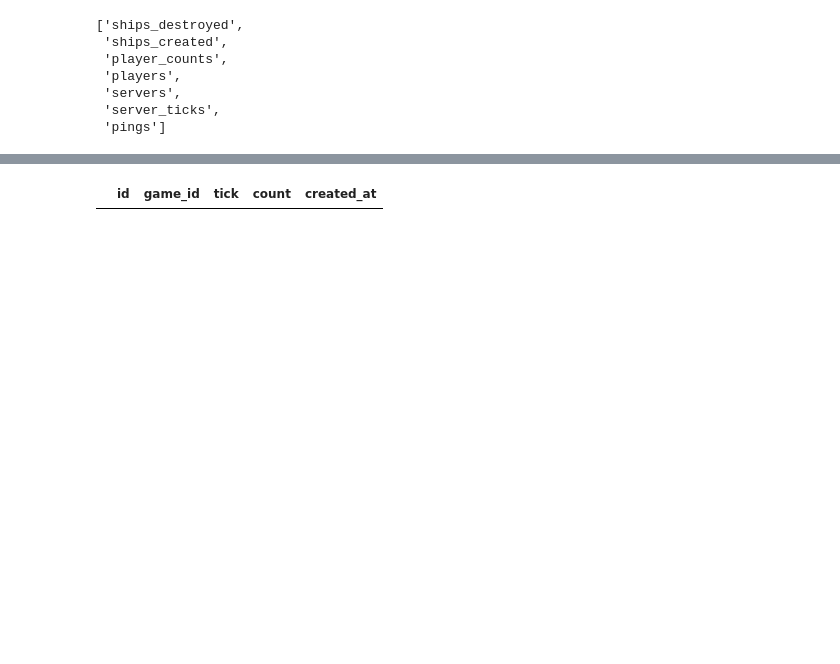
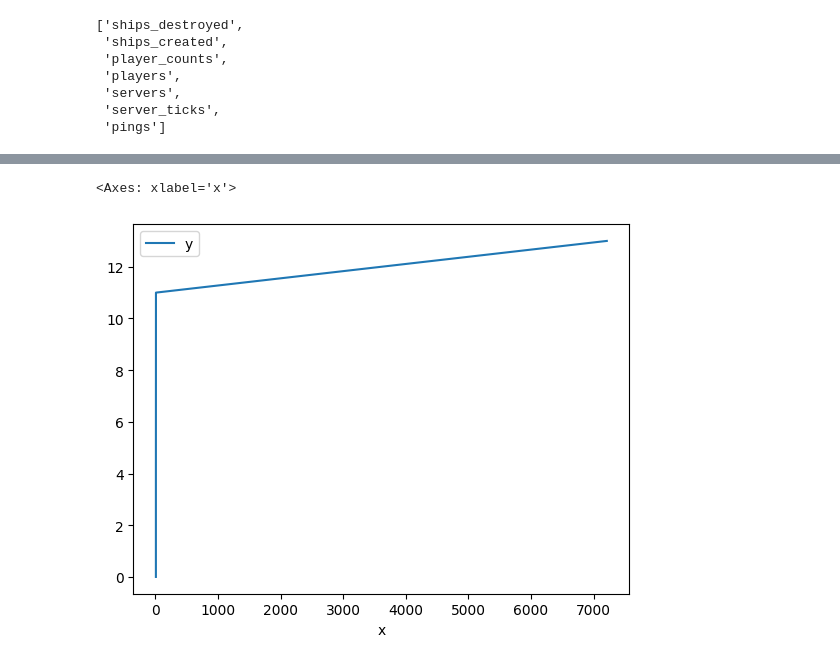
Before and after one commit to GDX64/rust-game, a Jupyter notebook: benchmarks/main.ipynb, the cells around one changed output, grey strips where cells are left out. Saved outputs shown, nothing was run; the diff lists cells and outputs as text; code cells hidden in the pictures; blank space fills up the shorter version.

```diff
--- a/benchmarks/main.ipynb
+++ b/benchmarks/main.ipynb
@@ -67,4 +69,4 @@ array([[<Axes: title={'center': 'y'}>]], dtype=object)
 # %%
-statement_to_df("select * from player_counts").head()
 # %% [output]
-|  | id | game_id | tick | count | created_at |
+<Axes: xlabel='x'>
+[figure, added]
```
Also changed, not shown: parts of 4 cells of this notebook, 3 other files.
